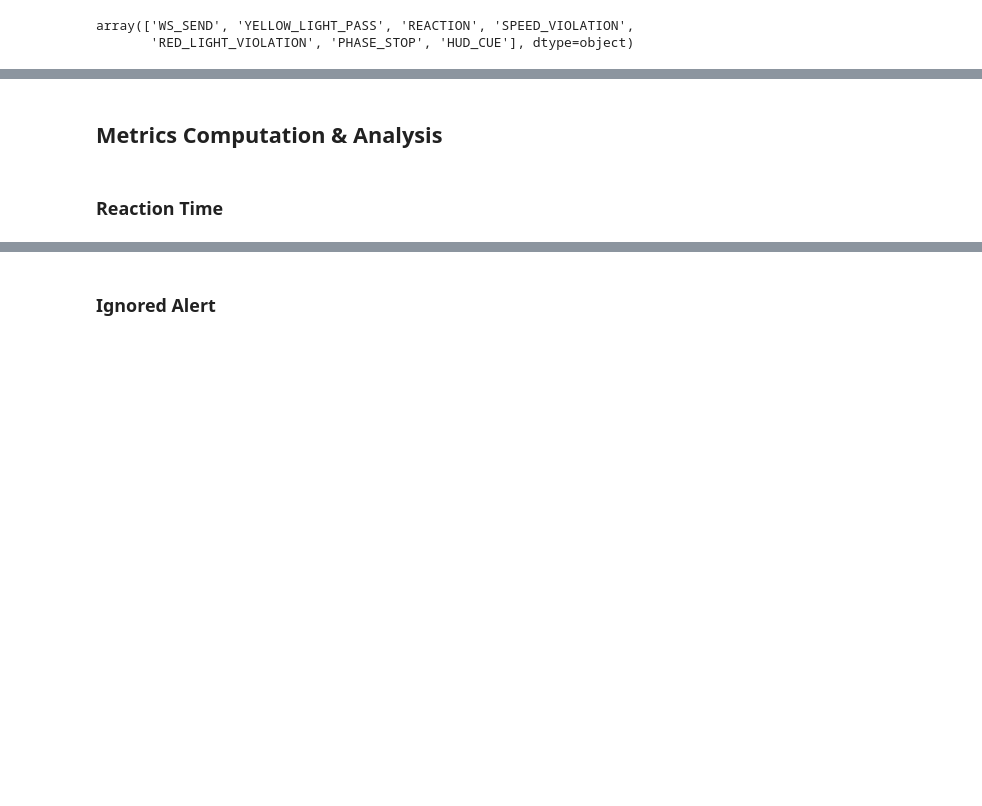
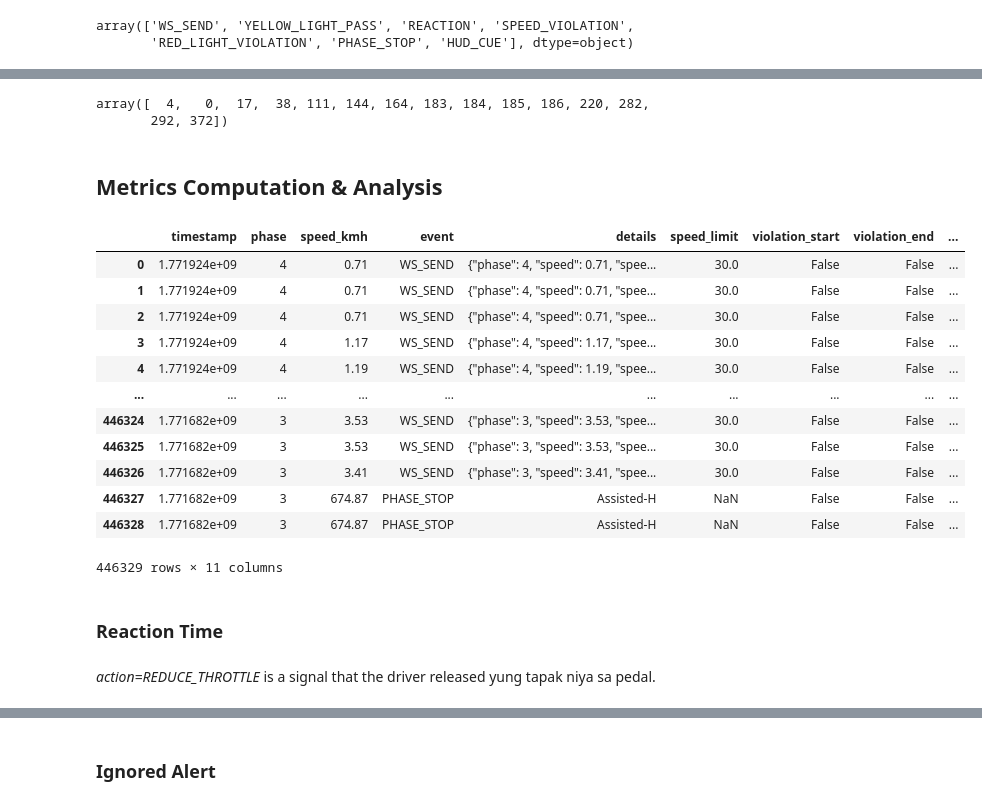
Before and after one commit to KeirAAAlcantara/SimAnalysis, a Jupyter notebook: Sim_Analysis.ipynb, the cells around one changed output, grey strips where cells are left out. Drawn from its saved outputs; the diff is of its cells as text; code cells hidden in the pictures; blank space fills up the shorter version.

```diff
--- a/Sim_Analysis.ipynb
+++ b/Sim_Analysis.ipynb
@@ -56,4 +85,26 @@ df.loc[df["violation_flag"] == 1, ["phase","violation_flag", "event", "details",
+# %%
+df.loc[df["speed_limit"] == 60, "event_id"].unique()
+# %% [output]
+array([  4,   0,  17,  38, 111, 144, 164, 183, 184, 185, 186, 220, 282,
+       292, 372])
 # %% [markdown]
 ## Metrics Computation & Analysis
+# %%
+df_Metrics = df.copy()
+df_Metrics
+# %% [output]
+|  | timestamp | phase | speed_kmh | event | details | speed_limit | violation_start | violation_end | ... |
+| 0 | 1.771924e+09 | 4 | 0.71 | WS_SEND | {"phase": 4, "speed": 0.71, "spee... | 30.0 | False | False | ... |
+| 1 | 1.771924e+09 | 4 | 0.71 | WS_SEND | {"phase": 4, "speed": 0.71, "spee... | 30.0 | False | False | ... |
+| 2 | 1.771924e+09 | 4 | 0.71 | WS_SEND | {"phase": 4, "speed": 0.71, "spee... | 30.0 | False | False | ... |
+| 3 | 1.771924e+09 | 4 | 1.17 | WS_SEND | {"phase": 4, "speed": 1.17, "spee... | 30.0 | False | False | ... |
+| 4 | 1.771924e+09 | 4 | 1.19 | WS_SEND | {"phase": 4, "speed": 1.19, "spee... | 30.0 | False | False | ... |
+| ... | ... | ... | ... | ... | ... | ... | ... | ... | ... |
+| 446324 | 1.771682e+09 | 3 | 3.53 | WS_SEND | {"phase": 3, "speed": 3.53, "spee... | 30.0 | False | False | ... |
+| 446325 | 1.771682e+09 | 3 | 3.53 | WS_SEND | {"phase": 3, "speed": 3.53, "spee... | 30.0 | False | False | ... |
+| 446326 | 1.771682e+09 | 3 | 3.41 | WS_SEND | {"phase": 3, "speed": 3.41, "spee... | 30.0 | False | False | ... |
+| 446327 | 1.771682e+09 | 3 | 674.87 | PHASE_STOP | Assisted-H | NaN | False | False | ... |
+| 446328 | 1.771682e+09 | 3 | 674.87 | PHASE_STOP | Assisted-H | NaN | False | False | ... |
+446329 rows × 11 columns
 # %% [markdown]
 ### Reaction Time
@@ -65,0 +114,2 @@ df_Metrics = df.loc[
+# %% [markdown]
+*action=REDUCE_THROTTLE* is a signal that the driver released yung tapak niya sa pedal.
```
Also changed, not shown: parts of 19 cells of this notebook, 2 other files.
